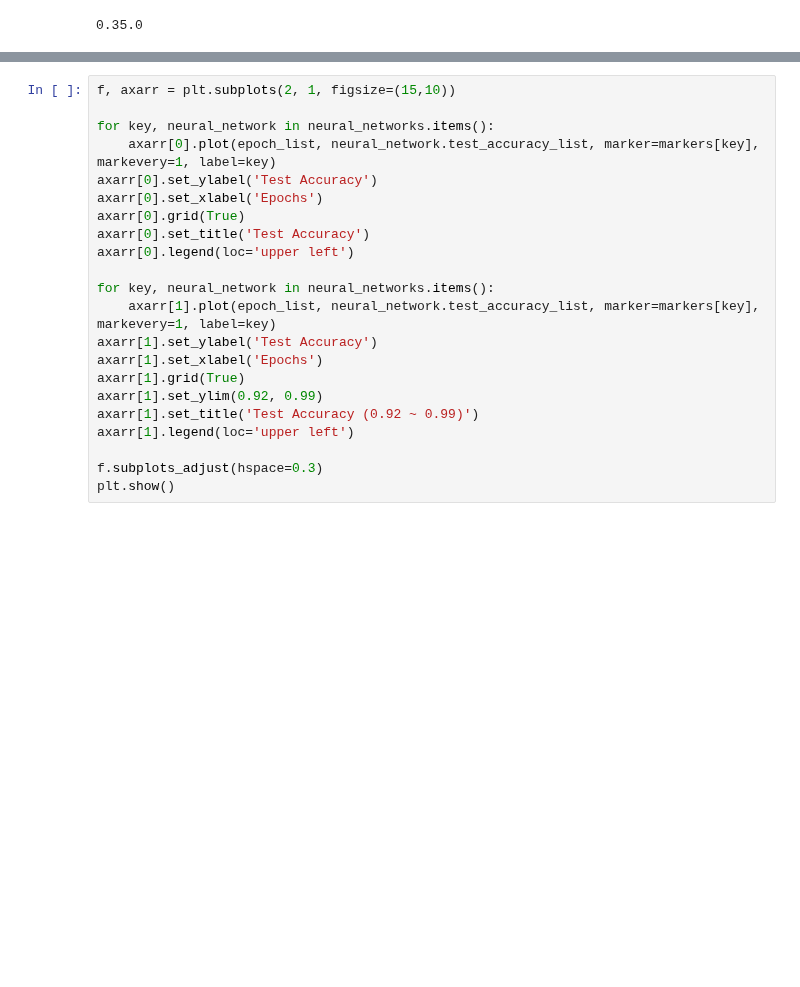
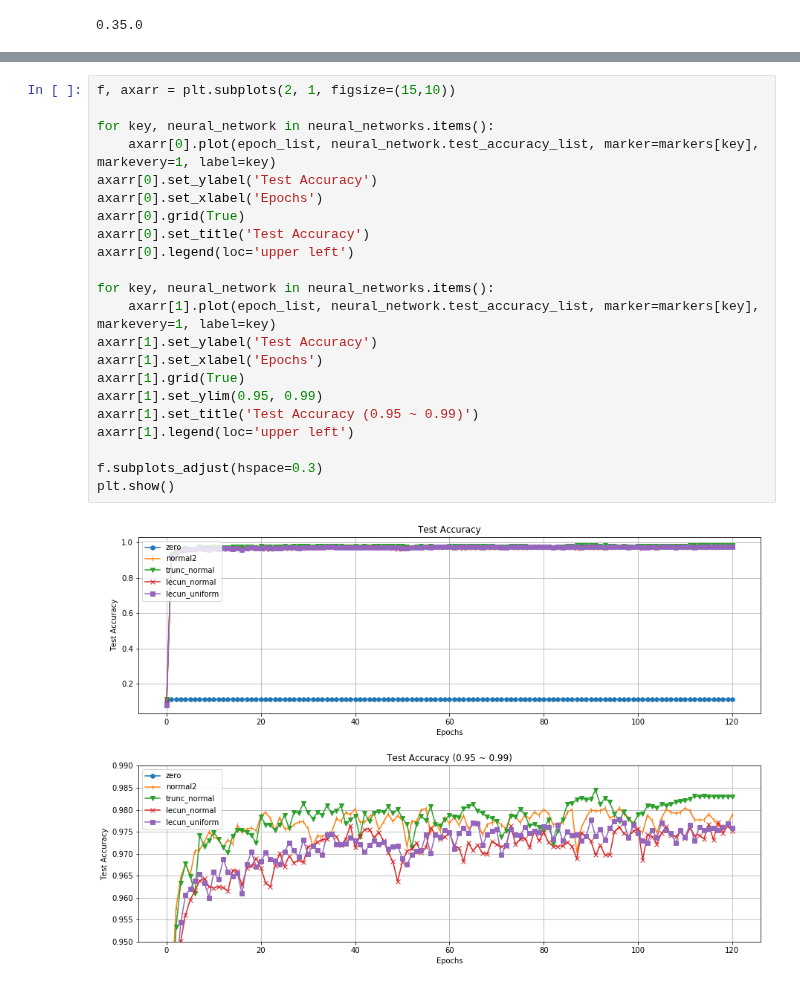
Before and after one commit to linklab/aiclass, a Jupyter notebook: 0.Professor/tensorflux/main/jupyter_notebook/multi_layer_initializers_test.ipynb, the cells around one changed output, grey strips where cells are left out. Saved outputs shown, nothing was run; the diff lists cells and outputs as text; blank space fills up the shorter version.

```diff
--- a/0.Professor/tensorflux/main/jupyter_notebook/multi_layer_initializers_test.ipynb
+++ b/0.Professor/tensorflux/main/jupyter_notebook/multi_layer_initializers_test.ipynb
@@ -283,22 +345,24 @@ plt.show()
 # %%
 f, axarr = plt.subplots(2, 1, figsize=(15,10))
 
 for key, neural_network in neural_networks.items():
     axarr[0].plot(epoch_list, neural_network.test_accuracy_list, marker=markers[key], markevery=1, label=key)
 axarr[0].set_ylabel('Test Accuracy')
 axarr[0].set_xlabel('Epochs')
 axarr[0].grid(True)
 axarr[0].set_title('Test Accuracy')
 axarr[0].legend(loc='upper left')
 
 for key, neural_network in neural_networks.items():
     axarr[1].plot(epoch_list, neural_network.test_accuracy_list, marker=markers[key], markevery=1, label=key)
 axarr[1].set_ylabel('Test Accuracy')
 axarr[1].set_xlabel('Epochs')
 axarr[1].grid(True)
-axarr[1].set_ylim(0.92, 0.99)
-axarr[1].set_title('Test Accuracy (0.92 ~ 0.99)')
+axarr[1].set_ylim(0.95, 0.99)
+axarr[1].set_title('Test Accuracy (0.95 ~ 0.99)')
 axarr[1].legend(loc='upper left')
 
 f.subplots_adjust(hspace=0.3)
 plt.show()
+# %% [output]
+[figure, added]
```
Also changed, not shown: parts of 14 cells of this notebook, 2 other files.
